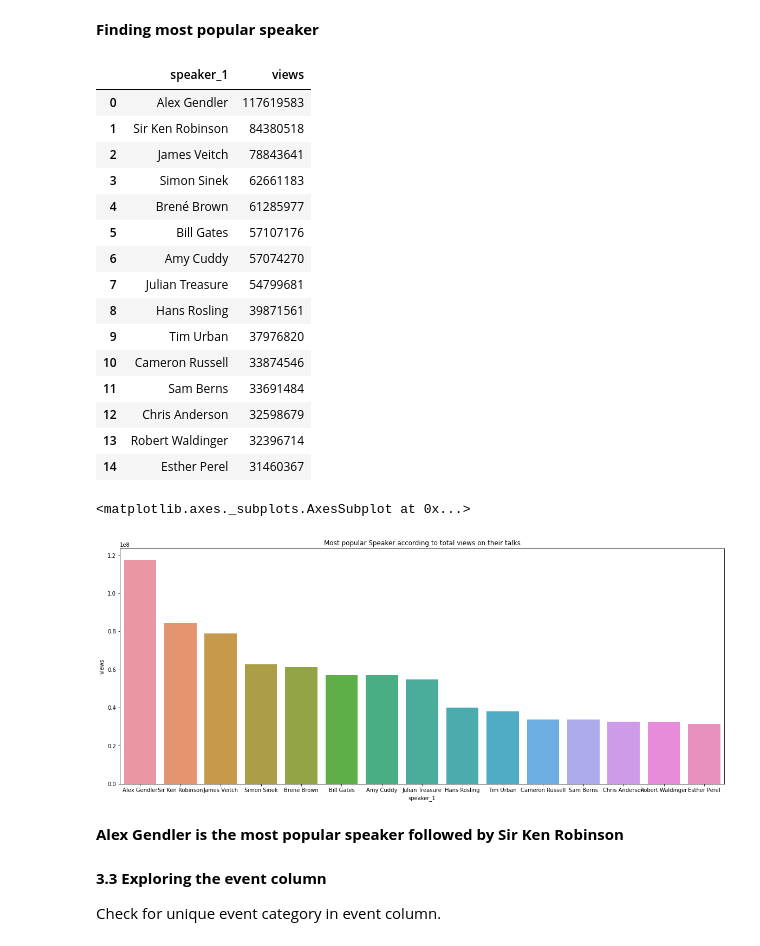
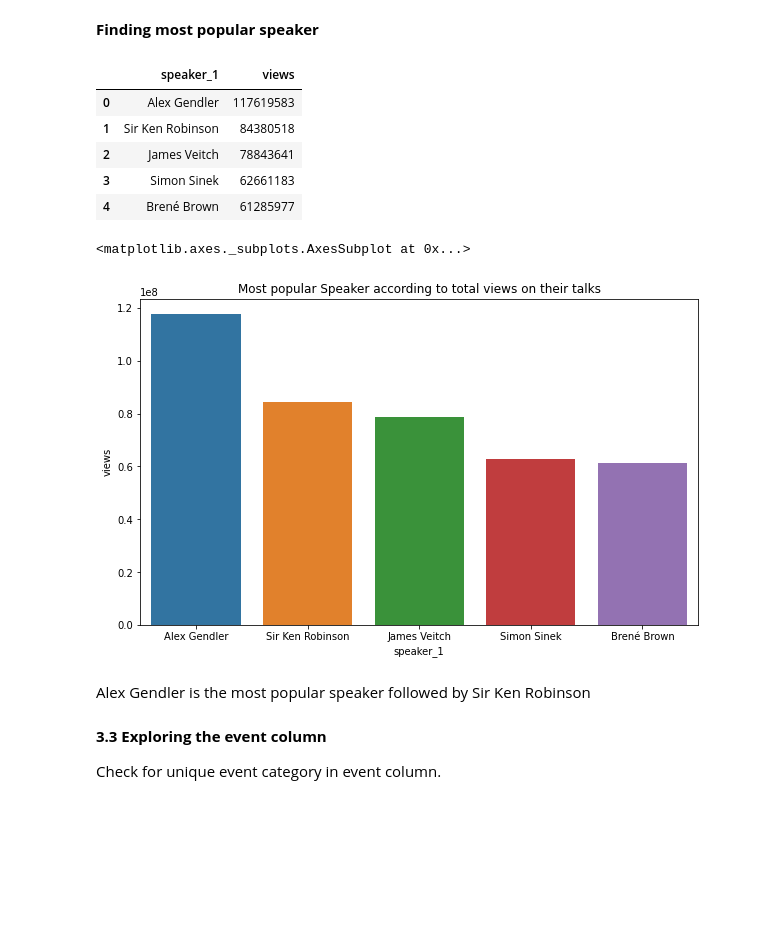
Before and after one commit to Shantanuh10/Ted-Talk-Views-Prediction-Project, a Jupyter notebook: Capstone_project_2_Ted_Talks.ipynb, the cells around one changed output. Cells and saved outputs as stored; diff of their text form; code cells hidden in the pictures; blank space fills up the shorter version.

```diff
--- a/Capstone_project_2_Ted_Talks.ipynb
+++ b/Capstone_project_2_Ted_Talks.ipynb
@@ -285,7 +285,7 @@ sns.barplot(x='speaker_1',y='views', data=pop_df)
 **Finding most popular speaker**
 # %%
 #finding most popular speaker from the dataset
-pop_speaker_df=df.groupby('speaker_1').agg({'views' : 'sum'}).nlargest(15,['views'])
+pop_speaker_df=df.groupby('speaker_1').agg({'views' : 'sum'}).nlargest(5, ['views'])
 pop_speaker_df.reset_index(inplace=True)
 pop_speaker_df
 # %% [output]
@@ -295,26 +295,16 @@ pop_speaker_df
 | 2 | James Veitch | 78843641 |
 | 3 | Simon Sinek | 62661183 |
 | 4 | Brené Brown | 61285977 |
-| 5 | Bill Gates | 57107176 |
-| 6 | Amy Cuddy | 57074270 |
-| 7 | Julian Treasure | 54799681 |
-| 8 | Hans Rosling | 39871561 |
-| 9 | Tim Urban | 37976820 |
-| 10 | Cameron Russell | 33874546 |
-| 11 | Sam Berns | 33691484 |
-| 12 | Chris Anderson | 32598679 |
-| 13 | Robert Waldinger | 32396714 |
-| 14 | Esther Perel | 31460367 |
 # %%
 #printing most popular Speaker according to total views on their talks
-plt.figure(figsize=(20,8))
+plt.figure(figsize=(10,6))
 plt.title('Most popular Speaker according to total views on their talks')
 sns.barplot(x='speaker_1',y='views', data=pop_speaker_df)
 # %% [output]
 <matplotlib.axes._subplots.AxesSubplot at 0x...>
-[figure, old version]
+[figure, new version]
 # %% [markdown]
-**Alex Gendler is the most popular speaker followed by Sir Ken Robinson**
+Alex Gendler is the most popular speaker followed by Sir Ken Robinson
 # %% [markdown]
 **3.3 Exploring the event column**
 
```
Also changed, not shown: parts of 32 cells of this notebook.
